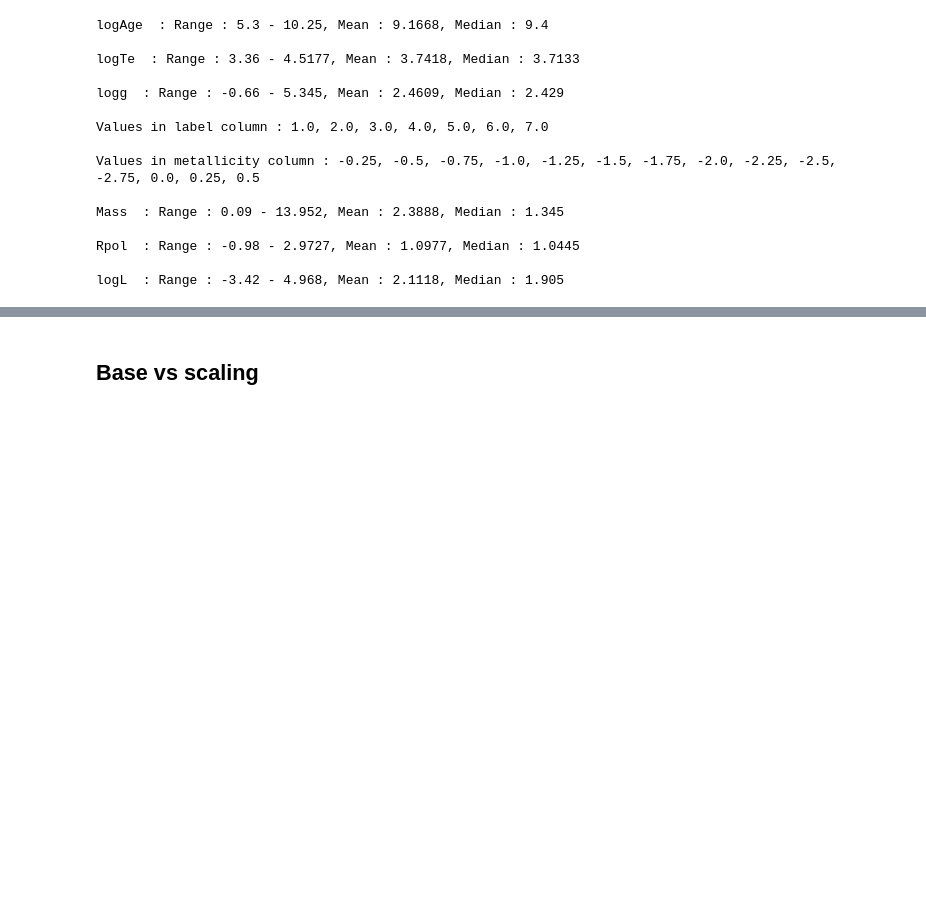
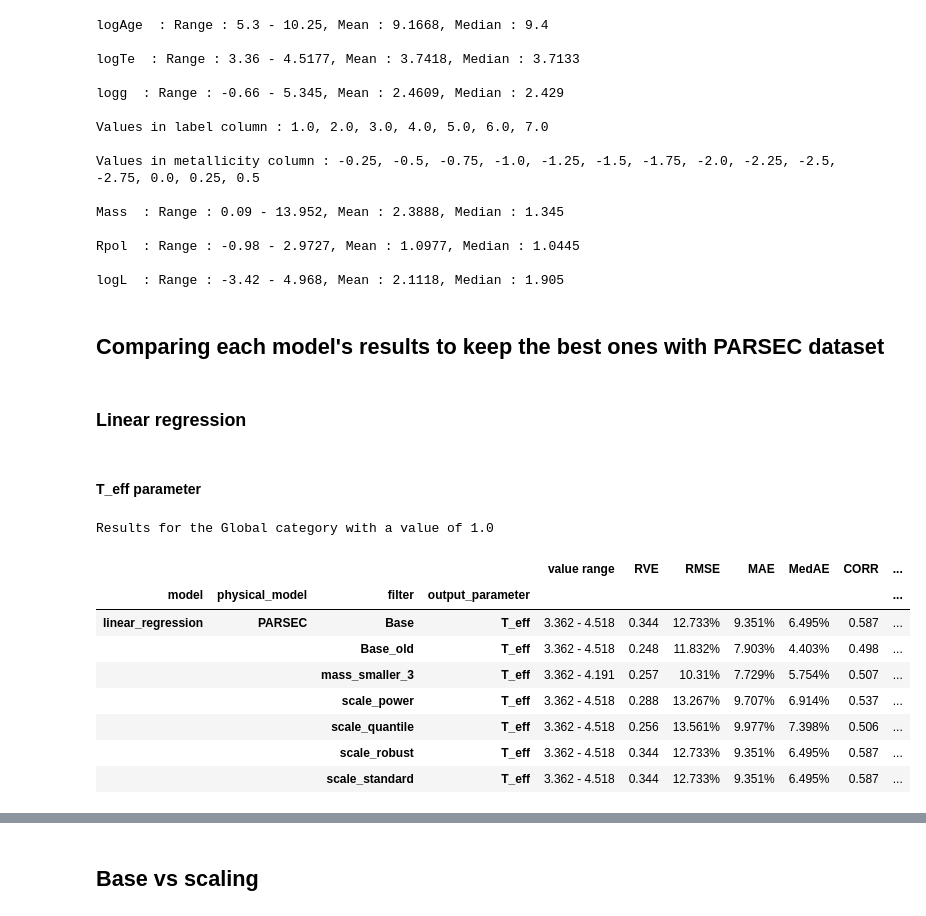
Before and after one commit to anpirott/thesis, a Jupyter notebook: notebooks/ML/method_ML/model_B/default_models/PARSEC/compare_model_results.ipynb, the cells around one changed output, grey strips where cells are left out. Cells and saved outputs as stored; diff of their text form; code cells hidden in the pictures; blank space fills up the shorter version.

Commit message:
finished comparing the default models for Model B using PARSEC

```diff
--- a/notebooks/ML/method_ML/model_B/default_models/PARSEC/compare_model_results.ipynb
+++ b/notebooks/ML/method_ML/model_B/default_models/PARSEC/compare_model_results.ipynb
@@ -282,3 +310,27 @@ Mass  : Range : 0.09 - 13.952, Mean : 2.3888, Median : 1.345
 Rpol  : Range : -0.98 - 2.9727, Mean : 1.0977, Median : 1.0445
 
 logL  : Range : -3.42 - 4.968, Mean : 2.1118, Median : 1.905
+# %% [markdown]
+## Comparing each model's results to keep the best ones with PARSEC dataset
+# %% [markdown]
+### Linear regression
+# %% [markdown]
+#### T_eff parameter
+# %%
+compare_metrics(path, value_rounding=3, relative_values=True,
+                output_parameters=["T_eff"],
+                physical_models=["PARSEC"],
+                model_names=["linear_regression"],
+                categories=["Global"]
+                )
+# %% [output]
+Results for the Global category with a value of 1.0
+|  |  |  |  | value range | RVE | RMSE | MAE | MedAE | CORR | ... |
+| model | physical_model | filter | output_parameter |  |  |  |  |  |  | ... |
+| linear_regression | PARSEC | Base | T_eff | 3.362 - 4.518 | 0.344 | 12.733% | 9.351% | 6.495% | 0.587 | ... |
+|  |  | Base_old | T_eff | 3.362 - 4.518 | 0.248 | 11.832% | 7.903% | 4.403% | 0.498 | ... |
+|  |  | mass_smaller_3 | T_eff | 3.362 - 4.191 | 0.257 | 10.31% | 7.729% | 5.754% | 0.507 | ... |
+|  |  | scale_power | T_eff | 3.362 - 4.518 | 0.288 | 13.267% | 9.707% | 6.914% | 0.537 | ... |
+|  |  | scale_quantile | T_eff | 3.362 - 4.518 | 0.256 | 13.561% | 9.977% | 7.398% | 0.506 | ... |
+|  |  | scale_robust | T_eff | 3.362 - 4.518 | 0.344 | 12.733% | 9.351% | 6.495% | 0.587 | ... |
+|  |  | scale_standard | T_eff | 3.362 - 4.518 | 0.344 | 12.733% | 9.351% | 6.495% | 0.587 | ... |
```
Also changed, not shown: parts of 75 cells of this notebook.
